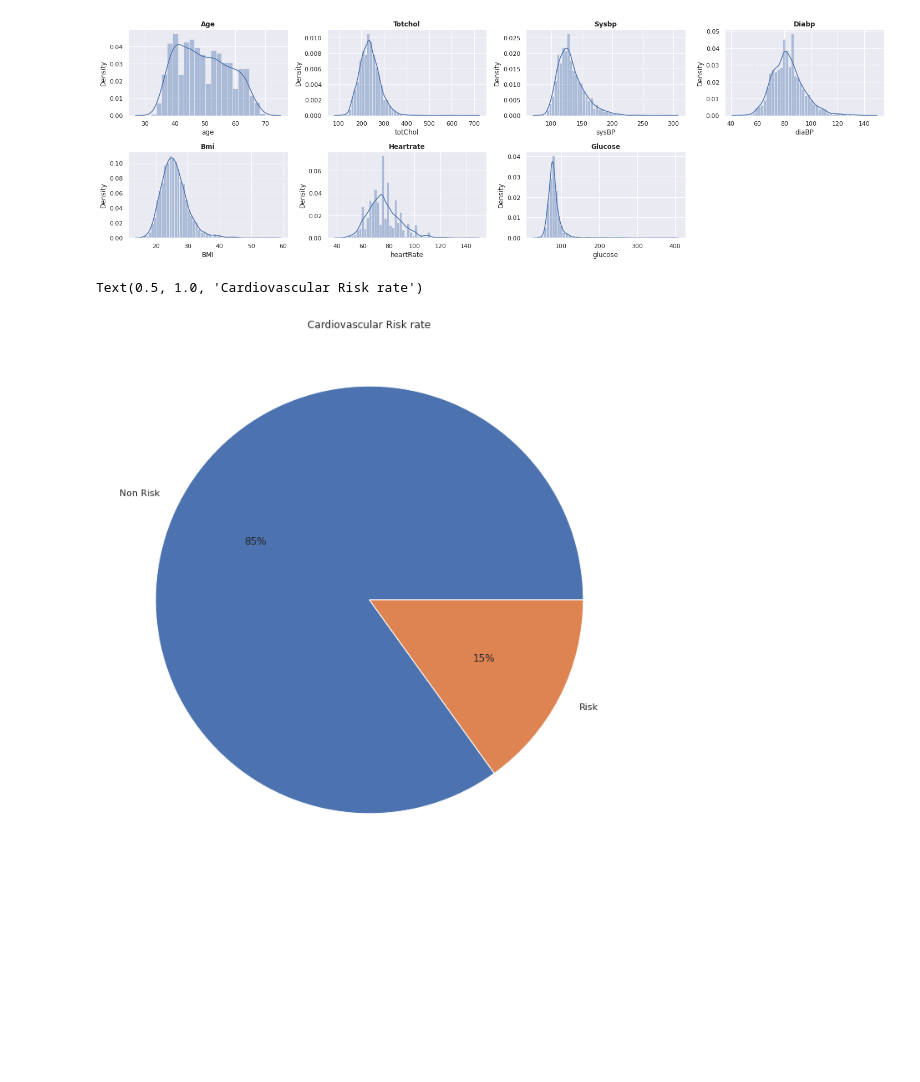
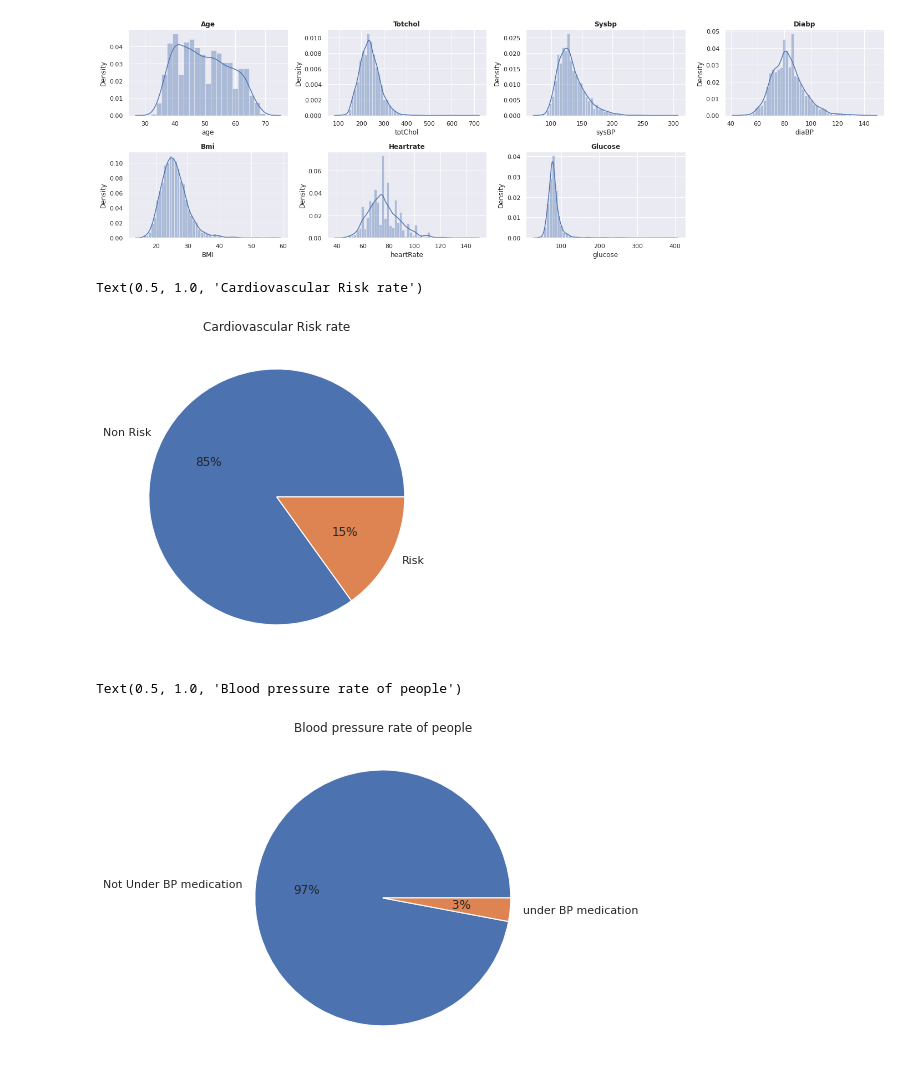
Before and after one commit to bharath967/Cardiovascular-Risk-Prediction, a Jupyter notebook: Cardiovascular_project.ipynb, the cells around one changed output. Drawn from its saved outputs; the diff is of its cells as text; code cells hidden in the pictures; blank space fills up the shorter version.

```diff
--- a/Cardiovascular_project.ipynb
+++ b/Cardiovascular_project.ipynb
@@ -327,12 +327,21 @@ for n,column in enumerate(numerical_columns):
 # %% [output]
 [figure]
 # %%
-fig, ax = plt.subplots(figsize = (30, 40))
+fig, ax = plt.subplots(figsize = (30, 20))
 
 plt.subplot(3,2,1)
 labels = 'Non Risk',"Risk"
 plt.pie(data['TenYearCHD'].value_counts(), labels=labels ,autopct='%2.0f%%')
 plt.title("Cardiovascular Risk rate")
 # %% [output]
 Text(0.5, 1.0, 'Cardiovascular Risk rate')
-[figure, old version]
+[figure, new version]
+# %%
+fig, ax = plt.subplots(figsize = (30, 20))
+plt.subplot(3,2,2)
+labels = 'Not Under BP medication',"under BP medication"
+plt.pie(data['BPMeds'].value_counts(), labels=labels ,autopct='%2.0f%%')
+plt.title("Blood pressure rate of people")
+# %% [output]
+Text(0.5, 1.0, 'Blood pressure rate of people')
+[figure, added]
```
Also changed, not shown: parts of 9 cells of this notebook.
